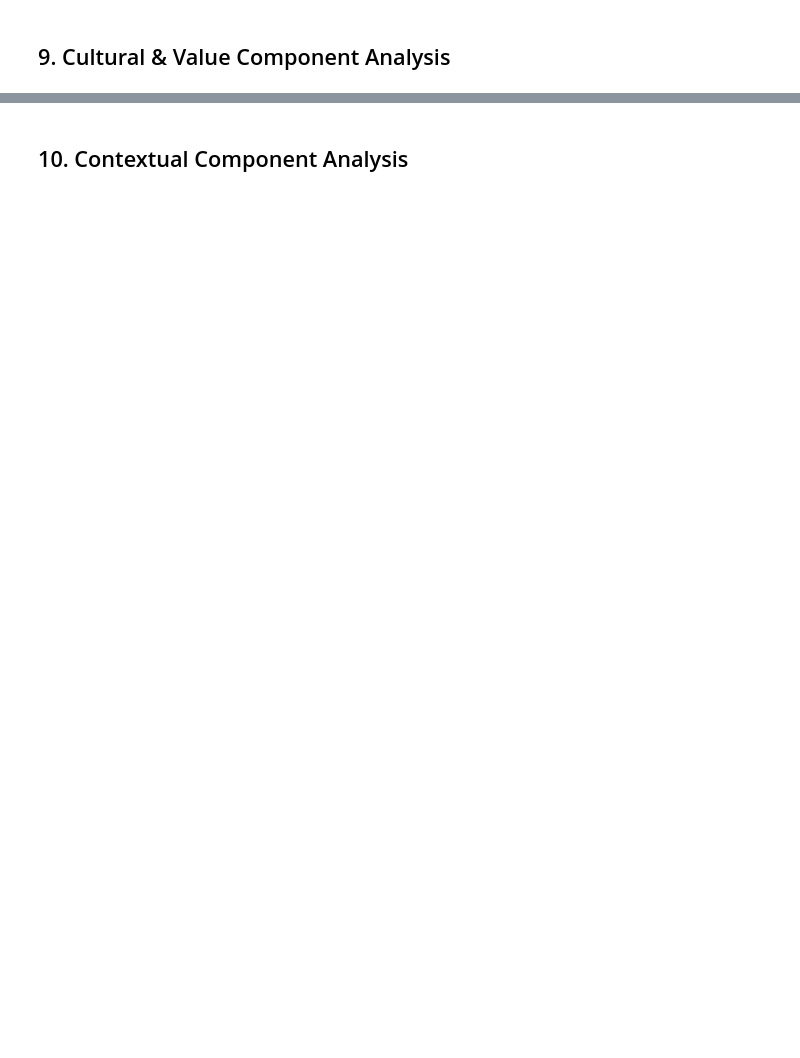
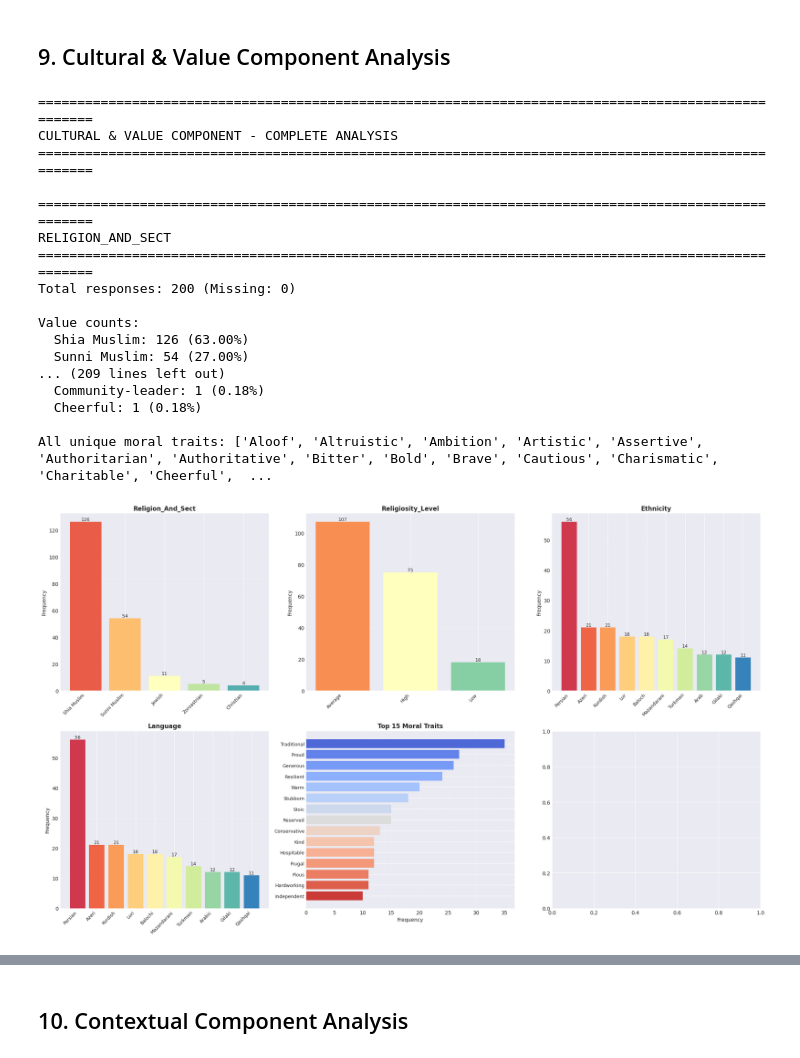
Before and after one commit to liAmirali/uni-final-ai, a Jupyter notebook: dataset_gen/persona_analyzer.ipynb, the cells around one changed output, grey strips where cells are left out. Saved outputs shown, nothing was run; the diff lists cells and outputs as text; code cells hidden in the pictures; blank space fills up the shorter version.

```diff
--- a/dataset_gen/persona_analyzer.ipynb
+++ b/dataset_gen/persona_analyzer.ipynb
@@ -592,7 +549,7 @@ All                         17    13   30
 ## 8. Economic Component Analysis
 # %%
 # Economic component variables
-econ_vars = ['econ_income', 'econ_decile', 'econ_housing']
+econ_vars = ['income', 'economic_decile', 'housing']
 
 print("=" * 100)
 print("ECONOMIC COMPONENT - COMPLETE ANALYSIS")
@@ -601,7 +558,7 @@ print("=" * 100)
 # Analyze each economic variable
 for var in econ_vars:
     print(f"\n{'=' * 100}")
-    print(f"{var.upper().replace('ECON_', '')}")
+    print(f"{var.upper()}")
     print(f"{'=' * 100}")
 
     # Clean data: remove None/NaN values
@@ -610,7 +567,7 @@ for var in econ_vars:
     print(f"Total responses: {len(clean_data)} (Missing: {df[var].isnull().sum()})")
 
     # For numeric data (economic_decile)
-    if var == 'econ_decile':
+    if var == 'economic_decile':
         print(f"\nStatistics:")
         print(clean_data.describe())
         print(f"\nValue counts:")
@@ -632,7 +589,7 @@ for var in econ_vars:
 fig, axes = plt.subplots(1, 3, figsize=(20, 6))
 
 # Income
-clean_data = df['econ_income'].dropna()
+clean_data = df['income'].dropna()
 value_counts = clean_data.value_counts()
 axes[0].bar(range(len(value_counts)), value_counts.values,
             color=sns.color_palette('Set3', len(value_counts)))
@@ -645,7 +602,7 @@ for i, v in enumerate(value_counts.values):
     axes[0].text(i, v, str(v), ha='center', va='bottom', fontsize=9)
 
 # Economic Decile
-clean_data = df['econ_decile'].dropna()
+clean_data = df['economic_decile'].dropna()
 value_counts = clean_data.value_counts().sort_index()
 axes[1].bar(value_counts.index, value_counts.values,
             color=sns.color_palette('viridis', len(value_counts)))
@@ -657,7 +614,7 @@ for i, v in zip(value_counts.index, value_counts.values):
     axes[1].text(i, v, str(v), ha='center', va='bottom', fontsize=9)
 
 # Housing
-clean_data = df['econ_housing'].dropna()
+clean_data = df['housing'].dropna()
 value_counts = clean_data.value_counts()
 axes[2].bar(range(len(value_counts)), value_counts.values,
             color=sns.color_palette('Set3', len(value_counts)))
@@ -676,12 +633,12 @@ plt.show()
 print("\n" + "=" * 100)
 print("CROSS-TABULATION: Income vs Housing")
 print("=" * 100)
-crosstab = pd.crosstab(df['econ_income'], df['econ_housing'], margins=True)
+crosstab = pd.crosstab(df['income'], df['housing'], margins=True)
 print(crosstab.to_string())
 
 # Economic Decile statistics by Income
 print("\n" + "=" * 100)
 print("ECONOMIC DECILE BY INCOME SOURCE")
 print("=" * 100)
-decile_by_income = df.groupby('econ_income')['econ_decile'].describe()
+decile_by_income = df.groupby('income')['economic_decile'].describe()
 print(decile_by_income.to_string())
@@ -688,9 +684,8 @@ print(decile_by_income.to_string())
 # %% [markdown]
 ## 9. Cultural & Value Component Analysis
 # %%
-# Cultural component variables (excluding moral_traits which is a list)
-cultural_vars = ['cultural_religion', 'cultural_religiosity_level',
-                 'cultural_ethnicity', 'cultural_language', 'cultural_nationality']
+# Cultural component variables (excluding internalized_moral_traits which is a list)
+cultural_vars = ['religion_and_sect', 'religiosity_level', 'ethnicity', 'language']
 
 print("=" * 100)
 print("CULTURAL & VALUE COMPONENT - COMPLETE ANALYSIS")
@@ -699,7 +694,7 @@ print("=" * 100)
 # Analyze each cultural variable
 for var in cultural_vars:
     print(f"\n{'=' * 100}")
-    print(f"{var.upper().replace('CULTURAL_', '')}")
+    print(f"{var.upper()}")
     print(f"{'=' * 100}")
 
     # Clean data: remove None/NaN values
@@ -723,7 +718,7 @@ print("=" * 100)
 
 # Extract all moral traits from lists
 all_moral_traits = []
-for traits_list in df['cultural_moral_traits'].dropna():
+for traits_list in df['internalized_moral_traits'].dropna():
     if isinstance(traits_list, list):
         all_moral_traits.extend(traits_list)
 
@@ -750,41 +745,59 @@ for idx, var in enumerate(cultural_vars):
     axes[idx].bar(range(len(value_counts)), value_counts.values,
                   color=sns.color_palette('Spectral', len(value_counts)))
     axes[idx].set_xticks(range(len(value_counts)))
     axes[idx].set_xticklabels(value_counts.index, rotation=45, ha='right', fontsize=9)
     axes[idx].set_ylabel('Frequency', fontsize=10)
-    axes[idx].set_title(var.replace('cultural_', '').replace('_', ' ').title(),
-                        fontsize=12, fontweight='bold')
+    axes[idx].set_title(var.title(), fontsize=12, fontweight='bold')
     axes[idx].grid(True, alpha=0.3, axis='y')
 
     # Add value labels on bars
     for i, v in enumerate(value_counts.values):
         axes[idx].text(i, v, str(v), ha='center', va='bottom', fontsize=9)
 
 # Plot moral traits in the 6th subplot
 if all_moral_traits:
     moral_counts_series = pd.Series(moral_counts).sort_values(ascending=False).head(15)
-    axes[5].barh(range(len(moral_counts_series)), moral_counts_series.values,
+    axes[4].barh(range(len(moral_counts_series)), moral_counts_series.values,
                  color=sns.color_palette('coolwarm', len(moral_counts_series)))
-    axes[5].set_yticks(range(len(moral_counts_series)))
-    axes[5].set_yticklabels(moral_counts_series.index, fontsize=9)
-    axes[5].set_xlabel('Frequency', fontsize=10)
-    axes[5].set_title('Top 15 Moral Traits', fontsize=12, fontweight='bold')
-    axes[5].grid(True, alpha=0.3, axis='x')
-    axes[5].invert_yaxis()
+    axes[4].set_yticks(range(len(moral_counts_series)))
+    axes[4].set_yticklabels(moral_counts_series.index, fontsize=9)
+    axes[4].set_xlabel('Frequency', fontsize=10)
+    axes[4].set_title('Top 15 Moral Traits', fontsize=12, fontweight='bold')
+    axes[4].grid(True, alpha=0.3, axis='x')
+    axes[4].invert_yaxis()
 
 plt.tight_layout()
 plt.show()
 
 # Cross-tabulation: Religion vs Religiosity Level
 print("\n" + "=" * 100)
 print("CROSS-TABULATION: Religion vs Religiosity Level")
 print("=" * 100)
-crosstab = pd.crosstab(df['cultural_religion'], df['cultural_religiosity_level'], margins=True)
+crosstab = pd.crosstab(df['religion_and_sect'], df['religiosity_level'], margins=True)
 print(crosstab.to_string())
 
 # Ethnicity vs Language
 print("\n" + "=" * 100)
 print("CROSS-TABULATION: Ethnicity vs Language")
 print("=" * 100)
-crosstab2 = pd.crosstab(df['cultural_ethnicity'], df['cultural_language'], margins=True)
+crosstab2 = pd.crosstab(df['ethnicity'], df['language'], margins=True)
 print(crosstab2.to_string())
+# %% [output]
+====================================================================================================
+CULTURAL & VALUE COMPONENT - COMPLETE ANALYSIS
+====================================================================================================
+
+====================================================================================================
+RELIGION_AND_SECT
+====================================================================================================
+Total responses: 200 (Missing: 0)
+
+Value counts:
+  Shia Muslim: 126 (63.00%)
+  Sunni Muslim: 54 (27.00%)
+... (209 lines left out)
+  Community-leader: 1 (0.18%)
+  Cheerful: 1 (0.18%)
+
+All unique moral traits: ['Aloof', 'Altruistic', 'Ambition', 'Artistic', 'Assertive', 'Authoritarian', 'Authoritative', 'Bitter', 'Bold', 'Brave', 'Cautious', 'Charismatic', 'Charitable', 'Cheerful',  ...
+[figure, added]
```
Also changed, not shown: parts of 11 cells of this notebook, 5 other files.
